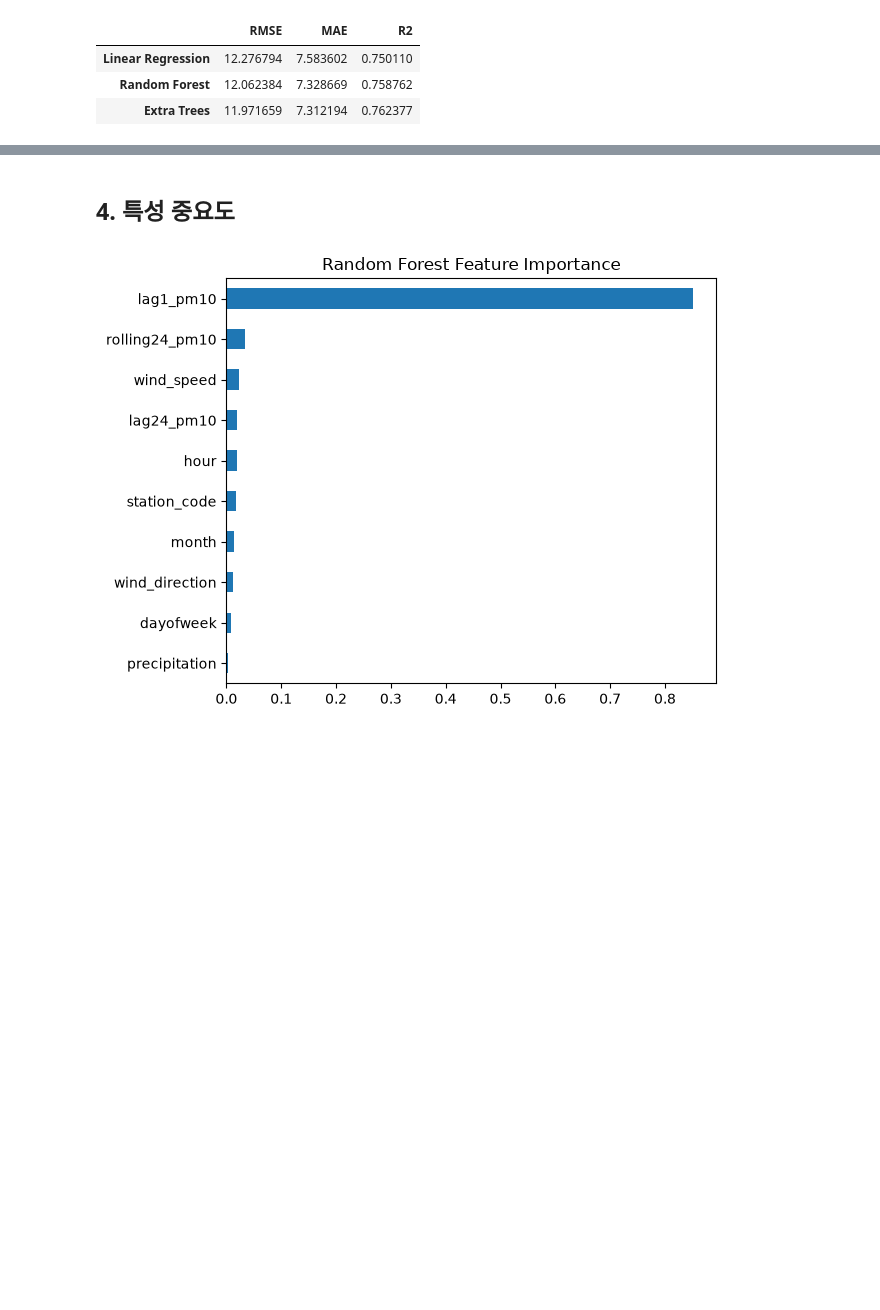
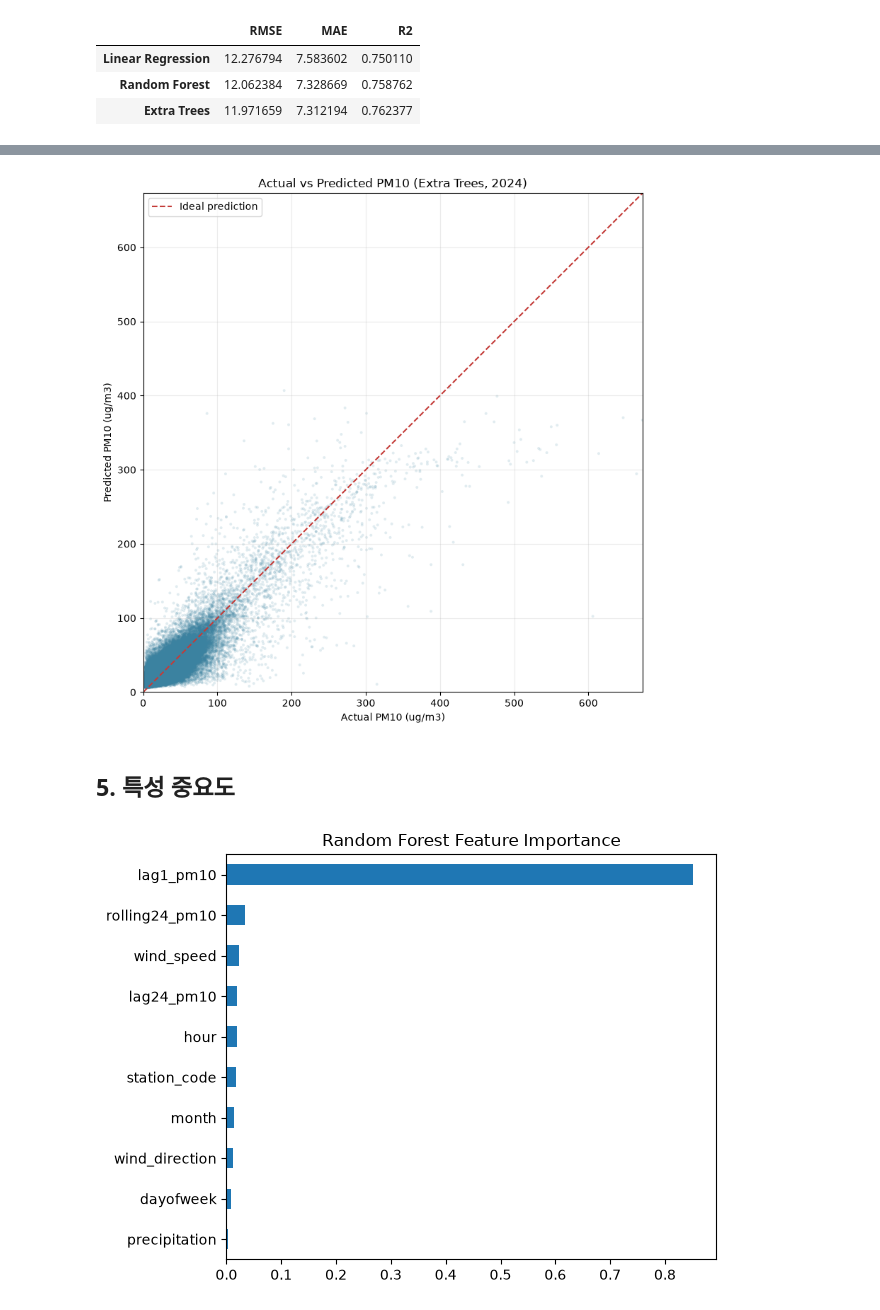
Before and after one commit to 0318light/PM_project, a Jupyter notebook: final_project.ipynb, the cells around one changed output, grey strips where cells are left out. Saved outputs shown, nothing was run; the diff lists cells and outputs as text; code cells hidden in the pictures; blank space fills up the shorter version.

```diff
--- a/final_project.ipynb
+++ b/final_project.ipynb
@@ -144,5 +193,46 @@ Linear Regression  12.276794  7.583602  0.750110
+# %%
+# 최종 선택한 Extra Trees 모델로 테스트 데이터의 PM10 예측값을 계산합니다.
+extra_trees_pred = models['Extra Trees'].predict(X_test)
+
+# 실제값과 예측값 중 작은 값을 두 축의 공통 최솟값으로 정합니다.
+lower = min(y_test.min(), extra_trees_pred.min())
+
+# 실제값과 예측값 중 큰 값을 두 축의 공통 최댓값으로 정합니다.
+upper = max(y_test.max(), extra_trees_pred.max())
+
+# 8x8인 그림과 그래프 축 객체를 만듭니다.
+fig, ax = plt.subplots(figsize=(8, 8))
+
+# 실제값을 x축, 예측값을 y축에 그리고 점을 작고 투명하게 표시합니다.
+ax.scatter(y_test, extra_trees_pred, s=8, alpha=0.15, color='#3B82A0', edgecolors='none', rasterized=True)
+
+# 예측이 실제값과 같은 y=x 기준선을 빨간 점선으로 표시합니다.
+ax.plot([lower, upper], [lower, upper], linestyle='--', color='#C43C39', label='Ideal prediction')
+
+# 그래프 제목, 축 이름, 두 축의 동일한 표시 범위를 지정합니다.
+ax.set(title='Actual vs Predicted PM10 (Extra Trees, 2024)', xlabel='Actual PM10 (ug/m3)', ylabel='Predicted PM10 (ug/m3)', xlim=(lower, upper), ylim=(lower, upper))
+
+# x축과 y축의 단위 길이를 같게 해 기준선 비교가 왜곡되지 않게 합니다.
+ax.set_aspect('equal', adjustable='box')
+
+# 점의 위치를 읽기 쉽도록 격자선을 표시합니다.
+ax.grid(alpha=0.25)
+
+# 기준선 설명을 그래프 범례에 표시합니다.
+ax.legend()
+
+# 제목이나 축 이름이 잘리지 않도록 여백을 자동 조정합니다.
+fig.tight_layout()
+
+# 그래프를 README에서 연결할 PNG 파일로 저장합니다.
+fig.savefig(IMAGE_DIR / 'actual_vs_predicted.png', dpi=150)
+
+# 노트북 출력에 그래프를 표시합니다.
+plt.show()
+# %% [output]
+[figure, added]
 # %% [markdown]
-## 4. 특성 중요도
+## 5. 특성 중요도
 # %%
 # Random Forest가 계산한 특성 중요도를 내림차순으로 정리합니다.
 tree_model = models['Random Forest']
```
Also changed, not shown: parts of 6 cells of this notebook, 5 other files.
